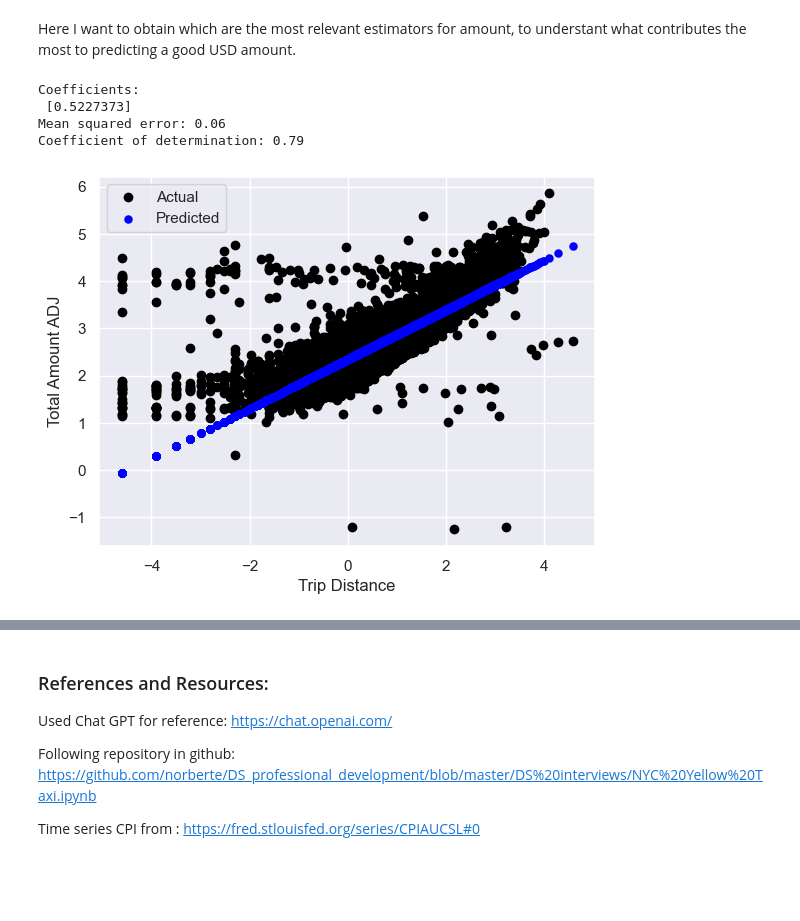
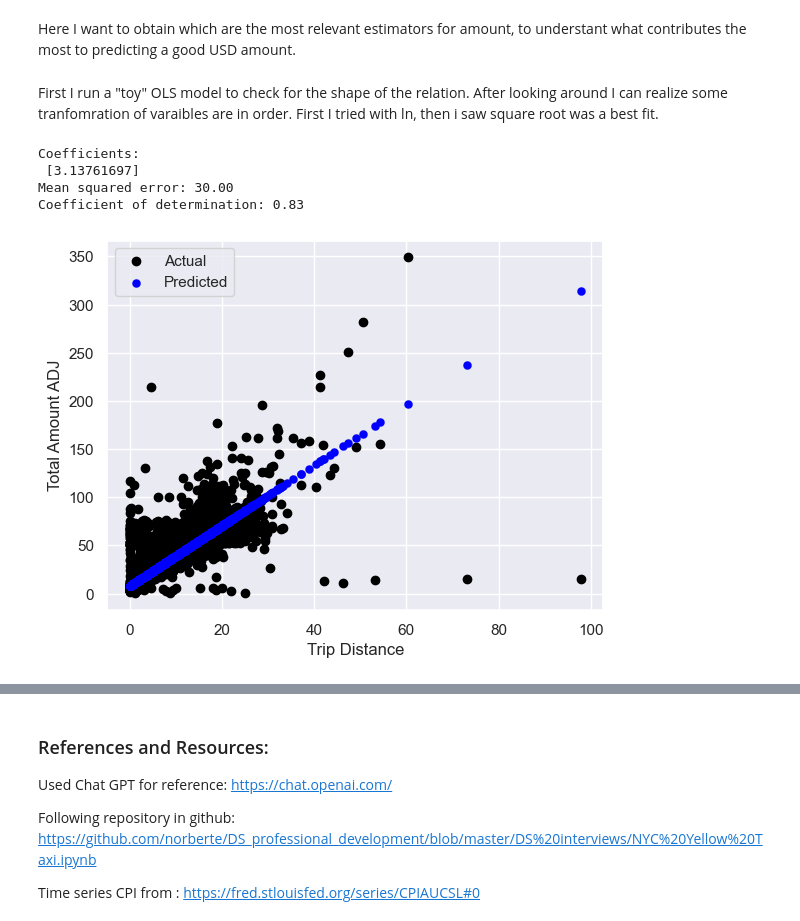
Before and after one commit to BenjaminDupre/taxi_data_task, a Jupyter notebook: taxi_data.ipynb, the cells around one changed output, grey strips where cells are left out. Cells and saved outputs as stored; diff of their text form; code cells hidden in the pictures; blank space fills up the shorter version.

```diff
--- a/taxi_data.ipynb
+++ b/taxi_data.ipynb
@@ -195,14 +195,3 @@ df_ny['CPI_Ratio'] = (1/df_ny['CPIAUCSL']) * base_cpi
 df_ny['total_amount_ADJ'] = df_ny['total_amount'] * df_ny['CPI_Ratio']
 # %% [markdown]
 Creating rides per month variable.
-# %%
-'''# Group the DataFrame by 'month_of_trip' and count the number of rows in each group
-monthly_ride_counts = df_ny.groupby('month_of_trip').size().reset_index(name='total_rides')
-
-# Merge the 'monthly_ride_counts' DataFrame with 'df_ny' based on the 'month_of_trip' column
-df_ny = df_ny.merge(monthly_ride_counts, on='month_of_trip', suffixes=('', '_total'))
-
-# Rename the new column to 'total_rides_monthly'
-df_ny.rename(columns={'total_rides_total': 'total_rides_monthly'}, inplace=True)
-'''
-df_ny['ride_count'] = 1
@@ -521,6 +513,8 @@ The correlation among the numeric variables validates our visual assumptions.
 ## Analysis
 # %% [markdown]
 Here I want to obtain which are the most relevant estimators for amount, to understant what contributes the most to predicting a good USD amount.
+# %% [markdown]
+First I run a "toy" OLS model to check for the shape of the relation. After looking around I can realize some tranfomration of varaibles are in order. First I tried with ln, then i saw square root was a best fit.
 # %%
 from sklearn.metrics import mean_squared_error, r2_score
 from sklearn.model_selection import train_test_split
@@ -532,40 +526,40 @@ from sklearn.linear_model import LinearRegression
 
 
 # Define the dependent variable (Y) and independent variables (X)
-Y = np.log(df_ny['total_amount_ADJ'])
-X_1 = np.log(df_ny[['trip_distance']])
+Y = df_ny['total_amount_ADJ']
+X_1 = df_ny[['trip_distance']]
 #X_1 = encoded_df[['trip_distance', 'tip_amount', 'rushhour_flag_0', 'rushhour_flag_1', 'pickup_weekday_0', 'pickup_weekday_1', 'pickup_weekday_2', 'pickup_weekday_3', 'pickup_weekday_4', 'pickup_weekday_5', 'pickup_weekday_6']]
 
 # Split the data into training/testing sets using train_test_split
 X_train, X_test, y_train, y_test = train_test_split(X_1, Y, test_size=0.2, random_state=42)
 
 # Create a linear regression model
 reg = LinearRegression()
 
 # Fit the model to the training data
 reg.fit(X_train, y_train)
 
 # Make predictions using the testing set
 y_pred = reg.predict(X_test)
 
 # The coefficients
 print("Coefficients: \n", reg.coef_)
 # The mean squared error
 print("Mean squared error: %.2f" % mean_squared_error(y_test, y_pred))
 # The coefficient of determination: 1 is a perfect prediction
 print("Coefficient of determination: %.2f" % r2_score(y_test, y_pred))
 
 # Plot outputs (for individual variables, not the multi-variable case)
 plt.scatter(X_test['trip_distance'], y_test, color="black", label="Actual")
 plt.scatter(X_test['trip_distance'], y_pred, color="blue", linewidth=0.1, label="Predicted")
 
 plt.xlabel('Trip Distance')
 plt.ylabel('Total Amount ADJ')
 plt.legend()
 plt.show()
 # %% [output]
 Coefficients:
- [0.5227373]
-Mean squared error: 0.06
-Coefficient of determination: 0.79
+ [3.13761697]
+Mean squared error: 30.00
+Coefficient of determination: 0.83
-[figure, old version]
+[figure, new version]
```
Also changed, not shown: parts of 14 cells of this notebook.
